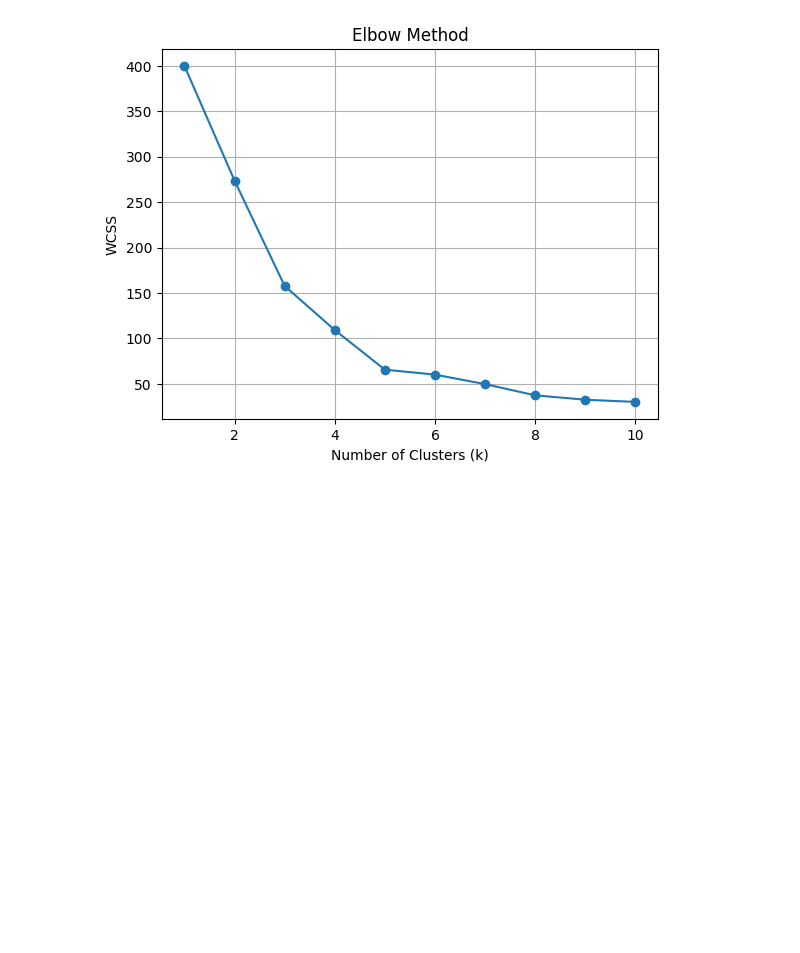
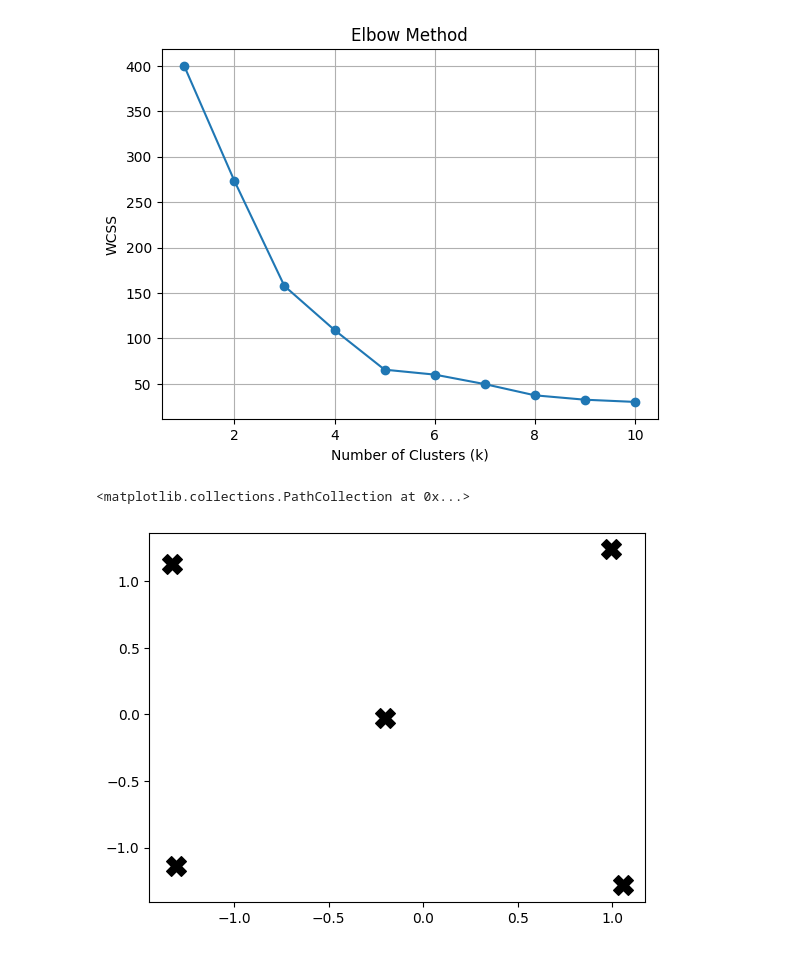
Before and after one commit to NanaSam0743/NanaSam0743-Customer-Segmentation-using-K-Means, a Jupyter notebook: Untitled23.ipynb, the cells around one changed output. Cells and saved outputs as stored; diff of their text form; code cells hidden in the pictures; blank space fills up the shorter version.

```diff
--- a/Untitled23.ipynb
+++ b/Untitled23.ipynb
@@ -41,6 +52,14 @@ clusters = kmeans.fit_predict(X_scaled)
 
 # Add cluster column to original DataFrame
 df['Cluster'] = clusters
+# %%
+# Plot cluster centers
+centers = kmeans.cluster_centers_
+plt.scatter(centers[:, 0], centers[:, 1],
+            c='black', marker='X', s=200, label='Centroids')
+# %% [output]
+<matplotlib.collections.PathCollection at 0x...>
+[figure, added]
 # %%
 # Step 1: Your cluster label dictionary
 cluster_labels = {
```
Also changed, not shown: parts of 8 cells of this notebook.
